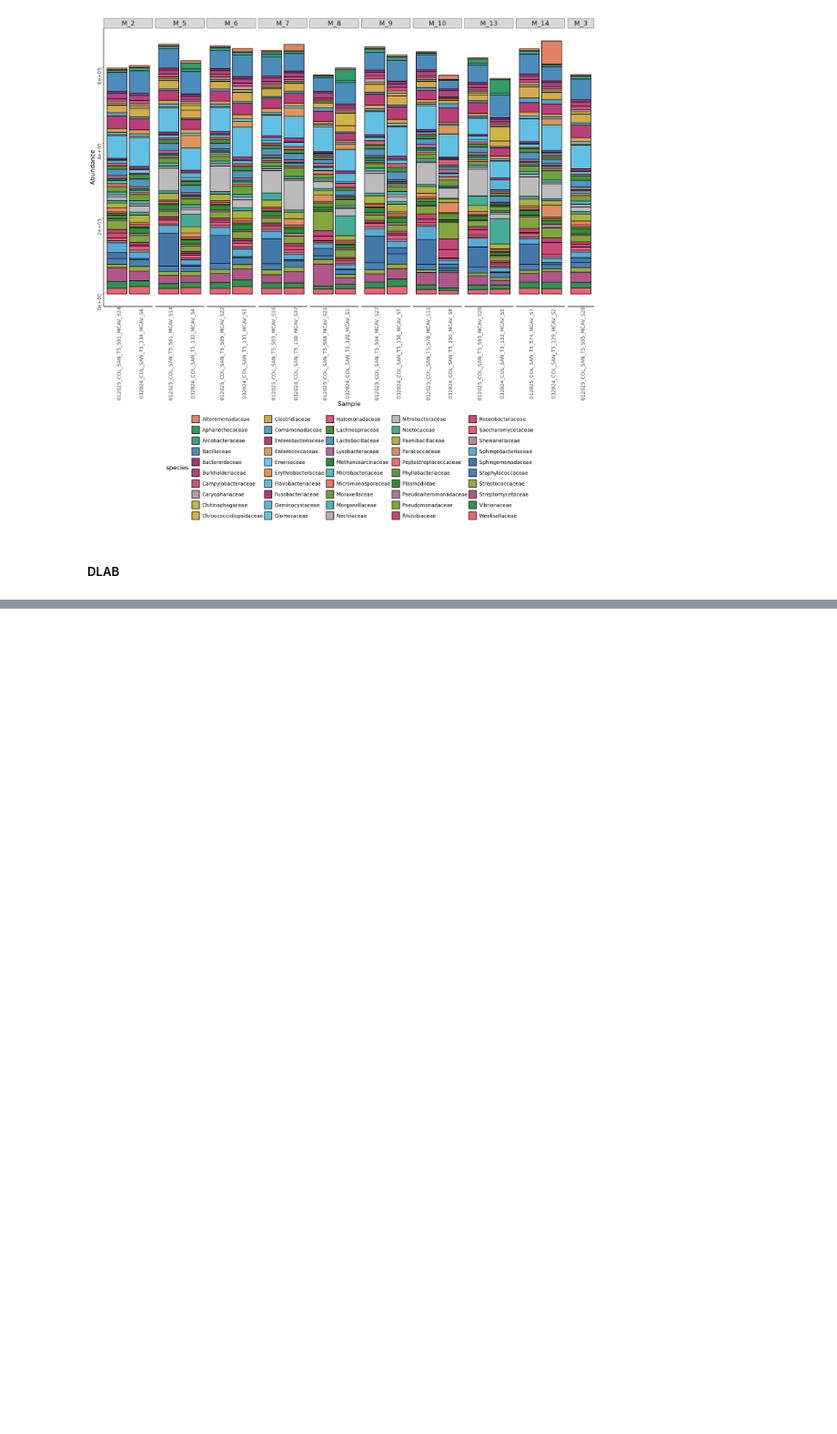
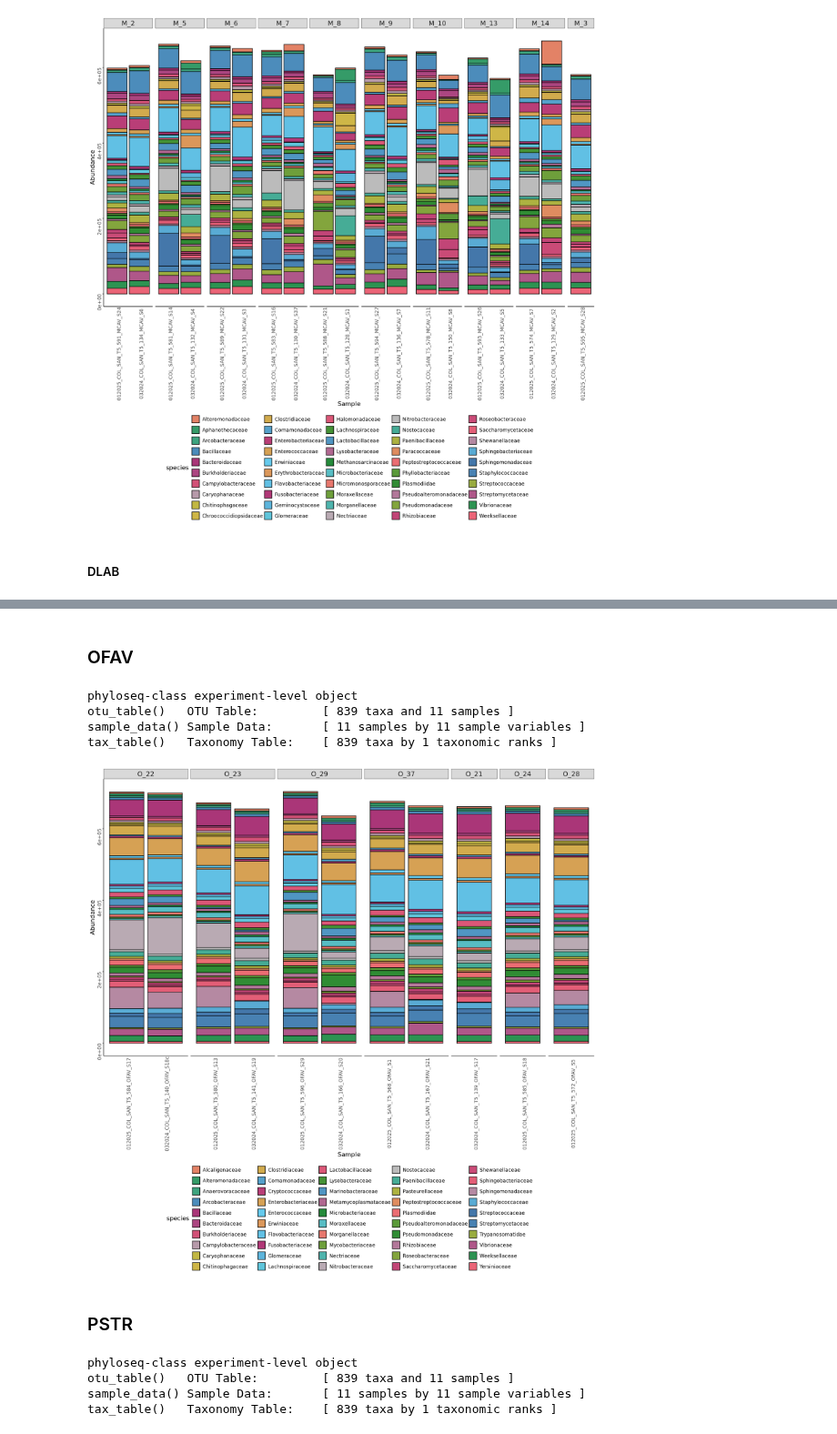
Before and after one commit to nikeaulrich/COL_metagenomics, a Jupyter notebook: COL_phyloseq_family_tax.ipynb, the cells around one changed output, grey strips where cells are left out. Shown at 91% size. Saved outputs shown, nothing was run; the diff lists cells and outputs as text; code cells hidden in the pictures; blank space fills up the shorter version.

Commit message:
add ofav and pstr fam plots

```diff
--- a/COL_phyloseq_family_tax.ipynb
+++ b/COL_phyloseq_family_tax.ipynb
@@ -414,0 +433,3 @@ to_remove <- c("012025_COL_SAN_T5_570_DLAB_S3", "012025_COL_SAN_T5_571_DLAB_S4",
+# %%
+#just removing the PSTR sample
+to_remove_pstr <- c("032024_COL_SAN_T5_154_PSTR_S38")
@@ -415,2 +439,2 @@ to_remove <- c("012025_COL_SAN_T5_570_DLAB_S3", "012025_COL_SAN_T5_571_DLAB_S4",
 # %%
-COL_f_all_clean <- prune_samples(!(sample_names(COL_f_all) %in% to_remove), COL_f_all)
+COL_f_all_clean <- prune_samples(!(sample_names(COL_f_all) %in% to_remove_pstr), COL_f_all)
@@ -523,3 +549,16 @@ ggsave(filename = "dlab_family_50.png", plot = COL_dlab_plot,
       height = 15,
       units = "in",
       dpi = 300)
+# %% [markdown]
+### OFAV
+# %%
+COL_ofav <- subset_samples(COL_f_all_clean, Species == "OFAV")
+COL_ofav
+# %% [output]
+phyloseq-class experiment-level object
+otu_table()   OTU Table:         [ 839 taxa and 11 samples ]
+sample_data() Sample Data:       [ 11 samples by 11 sample variables ]
+tax_table()   Taxonomy Table:    [ 839 taxa by 1 taxonomic ranks ]
+# %%
+#now prune
+COL_ofav_50 = prune_taxa(names(sort(taxa_sums(COL_ofav),TRUE)[1:50]), COL_ofav)
@@ -525,0 +569,18 @@ ggsave(filename = "dlab_family_50.png", plot = COL_dlab_plot,
+# %%
+#taxa plot top 50 families in OFAV
+COL_ofav_plot<-plot_bar(COL_ofav_50,fill='species')+
+facet_grid(~Tag_o, scales="free_x", space="free")+
+geom_bar(aes(fill=species), stat="identity", position="stack", color="black")+
+scale_fill_manual(values = shuffled_colors_50) +
+theme_bw()+
+theme(legend.position="bottom", panel.border = element_blank(),
+          panel.grid.major.x = element_blank(),
+          panel.grid.minor.x = element_blank(),
+          panel.grid.major.y = element_blank(),
+          panel.grid.minor.y = element_blank(),
+          strip.text = element_text(size = 14),
+          axis.ticks.x=element_blank(), axis.line=element_line(color="black"), axis.text=element_text(angle=90),
+          text = element_text(size=13))
+COL_ofav_plot
+# %% [output]
+[figure, added]
@@ -525,0 +593,10 @@ ggsave(filename = "dlab_family_50.png", plot = COL_dlab_plot,
+# %% [markdown]
+### PSTR
+# %%
+COL_pstr <- subset_samples(COL_f_all_clean, Species == "PSTR")
+COL_pstr
+# %% [output]
+phyloseq-class experiment-level object
+otu_table()   OTU Table:         [ 839 taxa and 11 samples ]
+sample_data() Sample Data:       [ 11 samples by 11 sample variables ]
+tax_table()   Taxonomy Table:    [ 839 taxa by 1 taxonomic ranks ]
```
Also changed, not shown: parts of 15 cells of this notebook.
